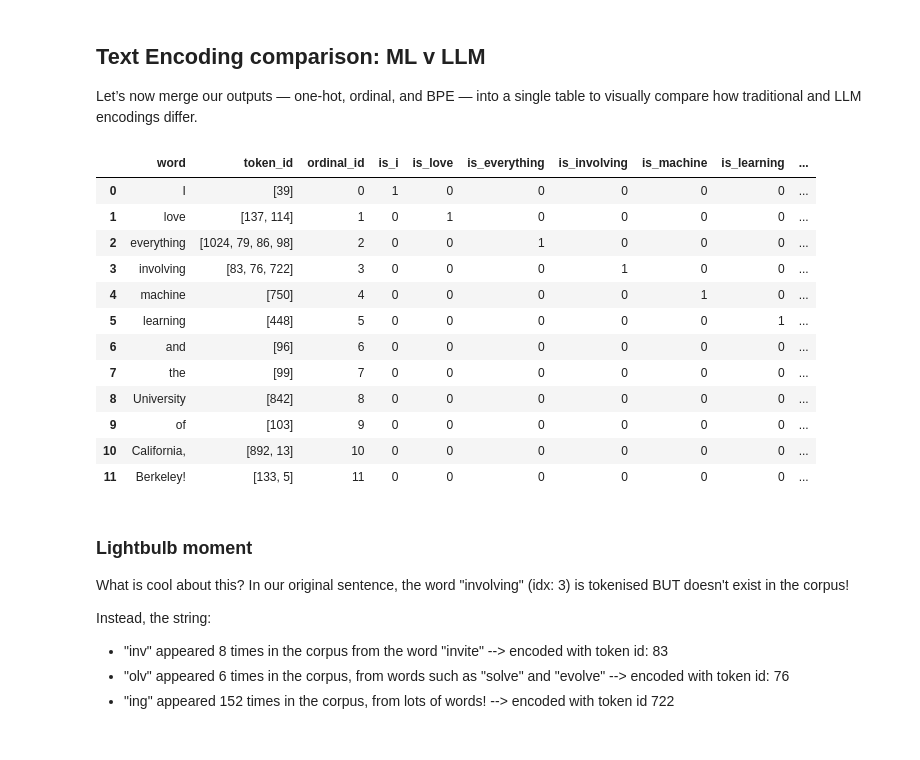
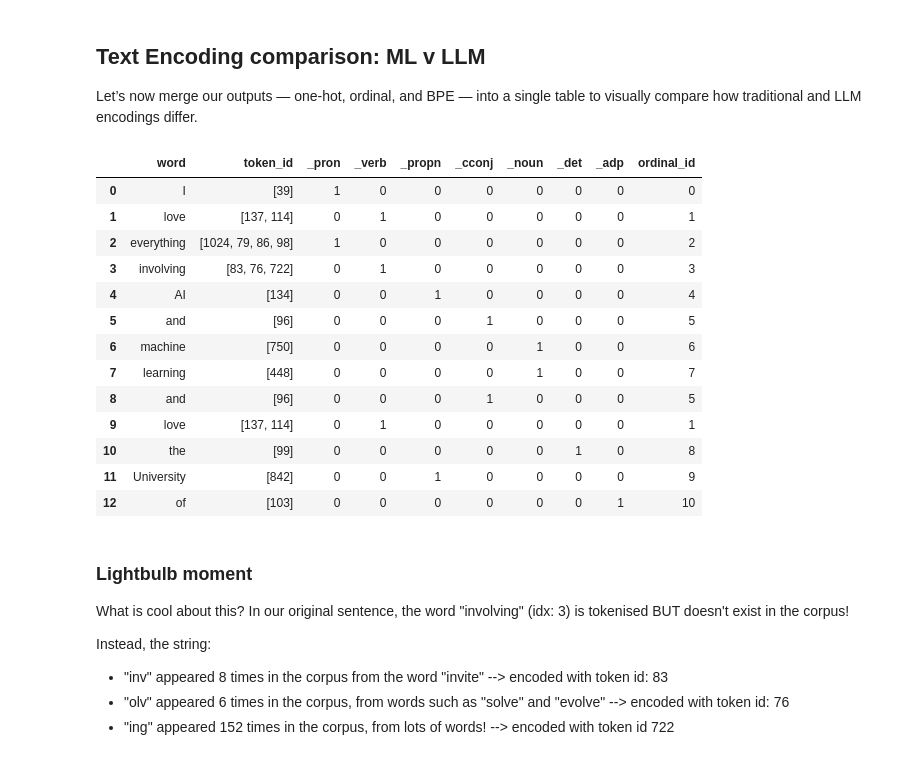
Before and after one commit to toby-gardner-ai/uc-berkeley-aiml-course, a Jupyter notebook: notebooks/Mod8_Feat_Engineering.ipynb, the cells around one changed output. Saved outputs shown, nothing was run; the diff lists cells and outputs as text; code cells hidden in the pictures.

```diff
--- a/notebooks/Mod8_Feat_Engineering.ipynb
+++ b/notebooks/Mod8_Feat_Engineering.ipynb
@@ -23,9 +36,9 @@ Before we dive into tokenization for LLMs, let’s revisit how we handle feature
 # %%
-sentence = "I love everything involving machine learning and the University of California, Berkeley!"
+sentence = "I love everything involving AI and machine learning and love the University of California, Berkeley!"
 
 words = sentence.split()
 
 # dict.fromkeys() --> keeps order and the first time each word appears
 unique_words = list(dict.fromkeys(words))
 
-df = pd.DataFrame(unique_words, columns=['word'])
+df = pd.DataFrame(words, columns=['word'])
@@ -303,35 +300,38 @@ Vocab size: 1661
 Let’s now merge our outputs — one-hot, ordinal, and BPE — into a single table to visually compare how traditional and LLM encodings differ.
 # %%
 token_ids = []
-for word in unique_words:
+for word in words:
     encoded = tokenizer.encode(word)
-    token_ids.append(encoded.ids)  # .ids gives the integer token IDs
+    token_ids.append(encoded.ids)
 
-# --- Build DataFrame ---
-df_bpe = pd.DataFrame({
-    "word": unique_words,
-    "token_id": token_ids
-})
+df_bpe = pd.DataFrame({"word": words,"token_id": token_ids})
+
+df_ordinal["idx"] = df_ordinal.index
+df_pos_ohe["idx"] = df_pos_ohe.index
+df_bpe["idx"]      = df_bpe.index
 
 
-df_encode = df_bpe.copy()
-df_encode = df_encode.merge(df_ordinal, on='word')
-df_encode = df_encode.merge(df_one_hot, on='word')
+df_encode = (df_bpe.merge(df_pos_ohe, on=["idx", "word"]).drop(columns="pos"))
+
+
+df_encode = (df_encode.merge(df_ordinal, on=["idx", "word"]).drop(columns="idx"))
+
 df_encode
 # %% [output]
-|  | word | token_id | ordinal_id | is_i | is_love | is_everything | is_involving | is_machine | is_learning | ... |
-| 0 | I | [39] | 0 | 1 | 0 | 0 | 0 | 0 | 0 | ... |
-| 1 | love | [137, 114] | 1 | 0 | 1 | 0 | 0 | 0 | 0 | ... |
-| 2 | everything | [1024, 79, 86, 98] | 2 | 0 | 0 | 1 | 0 | 0 | 0 | ... |
-| 3 | involving | [83, 76, 722] | 3 | 0 | 0 | 0 | 1 | 0 | 0 | ... |
-| 4 | machine | [750] | 4 | 0 | 0 | 0 | 0 | 1 | 0 | ... |
-| 5 | learning | [448] | 5 | 0 | 0 | 0 | 0 | 0 | 1 | ... |
-| 6 | and | [96] | 6 | 0 | 0 | 0 | 0 | 0 | 0 | ... |
-| 7 | the | [99] | 7 | 0 | 0 | 0 | 0 | 0 | 0 | ... |
-| 8 | University | [842] | 8 | 0 | 0 | 0 | 0 | 0 | 0 | ... |
-| 9 | of | [103] | 9 | 0 | 0 | 0 | 0 | 0 | 0 | ... |
-| 10 | California, | [892, 13] | 10 | 0 | 0 | 0 | 0 | 0 | 0 | ... |
-| 11 | Berkeley! | [133, 5] | 11 | 0 | 0 | 0 | 0 | 0 | 0 | ... |
+|  | word | token_id | _pron | _verb | _propn | _cconj | _noun | _det | _adp | ordinal_id |
+| 0 | I | [39] | 1 | 0 | 0 | 0 | 0 | 0 | 0 | 0 |
+| 1 | love | [137, 114] | 0 | 1 | 0 | 0 | 0 | 0 | 0 | 1 |
+| 2 | everything | [1024, 79, 86, 98] | 1 | 0 | 0 | 0 | 0 | 0 | 0 | 2 |
+| 3 | involving | [83, 76, 722] | 0 | 1 | 0 | 0 | 0 | 0 | 0 | 3 |
+| 4 | AI | [134] | 0 | 0 | 1 | 0 | 0 | 0 | 0 | 4 |
+| 5 | and | [96] | 0 | 0 | 0 | 1 | 0 | 0 | 0 | 5 |
+| 6 | machine | [750] | 0 | 0 | 0 | 0 | 1 | 0 | 0 | 6 |
+| 7 | learning | [448] | 0 | 0 | 0 | 0 | 1 | 0 | 0 | 7 |
+| 8 | and | [96] | 0 | 0 | 0 | 1 | 0 | 0 | 0 | 5 |
+| 9 | love | [137, 114] | 0 | 1 | 0 | 0 | 0 | 0 | 0 | 1 |
+| 10 | the | [99] | 0 | 0 | 0 | 0 | 0 | 1 | 0 | 8 |
+| 11 | University | [842] | 0 | 0 | 1 | 0 | 0 | 0 | 0 | 9 |
+| 12 | of | [103] | 0 | 0 | 0 | 0 | 0 | 0 | 1 | 10 |
 # %% [markdown]
 ### Lightbulb moment
 What is cool about this? In our original sentence, the word "involving" (idx: 3) is tokenised BUT doesn't exist in the corpus!
```
Also changed, not shown: parts of 23 cells of this notebook, 8 other files.
